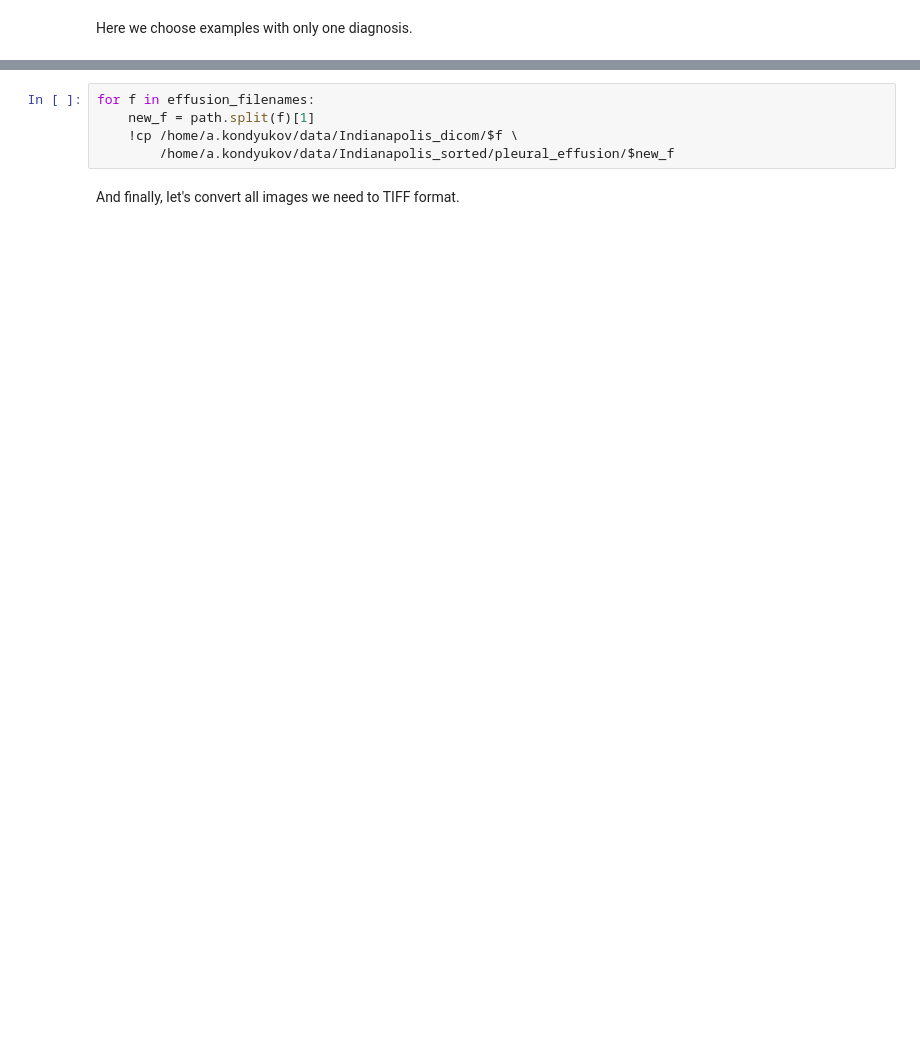
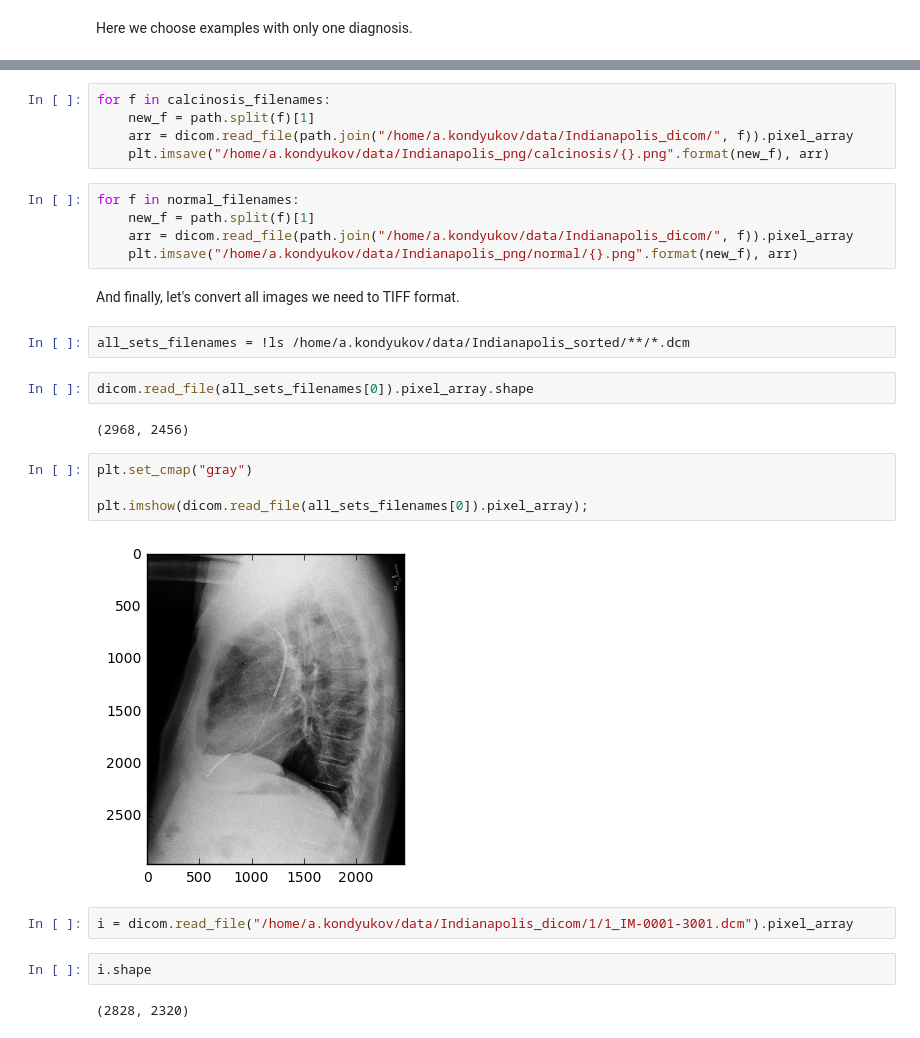
Before and after one commit to artemkondyukov/xray_cardiometry, a Jupyter notebook: notebooks/set_selection.ipynb, the cells around one changed output, grey strips where cells are left out. Cells and saved outputs as stored; diff of their text form; blank space fills up the shorter version.

```diff
--- a/notebooks/set_selection.ipynb
+++ b/notebooks/set_selection.ipynb
@@ -118,10 +219,33 @@ for f in atheros_filenames:
 # %%
-for f in effusion_filenames:
+for f in calcinosis_filenames:
     new_f = path.split(f)[1]
-    !cp /home/a.kondyukov/data/Indianapolis_dicom/$f \
-        /home/a.kondyukov/data/Indianapolis_sorted/pleural_effusion/$new_f
+    arr = dicom.read_file(path.join("/home/a.kondyukov/data/Indianapolis_dicom/", f)).pixel_array
+    plt.imsave("/home/a.kondyukov/data/Indianapolis_png/calcinosis/{}.png".format(new_f), arr)
+# %%
+for f in normal_filenames:
+    new_f = path.split(f)[1]
+    arr = dicom.read_file(path.join("/home/a.kondyukov/data/Indianapolis_dicom/", f)).pixel_array
+    plt.imsave("/home/a.kondyukov/data/Indianapolis_png/normal/{}.png".format(new_f), arr)
 # %% [markdown]
 And finally, let's convert all images we need to TIFF format.
+# %%
+all_sets_filenames = !ls /home/a.kondyukov/data/Indianapolis_sorted/**/*.dcm
+# %%
+dicom.read_file(all_sets_filenames[0]).pixel_array.shape
+# %% [output]
+(2968, 2456)
+# %%
+plt.set_cmap("gray")
+
+plt.imshow(dicom.read_file(all_sets_filenames[0]).pixel_array);
+# %% [output]
+[figure, added]
+# %%
+i = dicom.read_file("/home/a.kondyukov/data/Indianapolis_dicom/1/1_IM-0001-3001.dcm").pixel_array
+# %%
+i.shape
+# %% [output]
+(2828, 2320)
 # %%
 all_sets_filenames = !ls /home/a.kondyukov/data/Indianapolis_sorted/**/*.dcm
 
```
Also changed, not shown: parts of 45 cells of this notebook, 1 other file.
